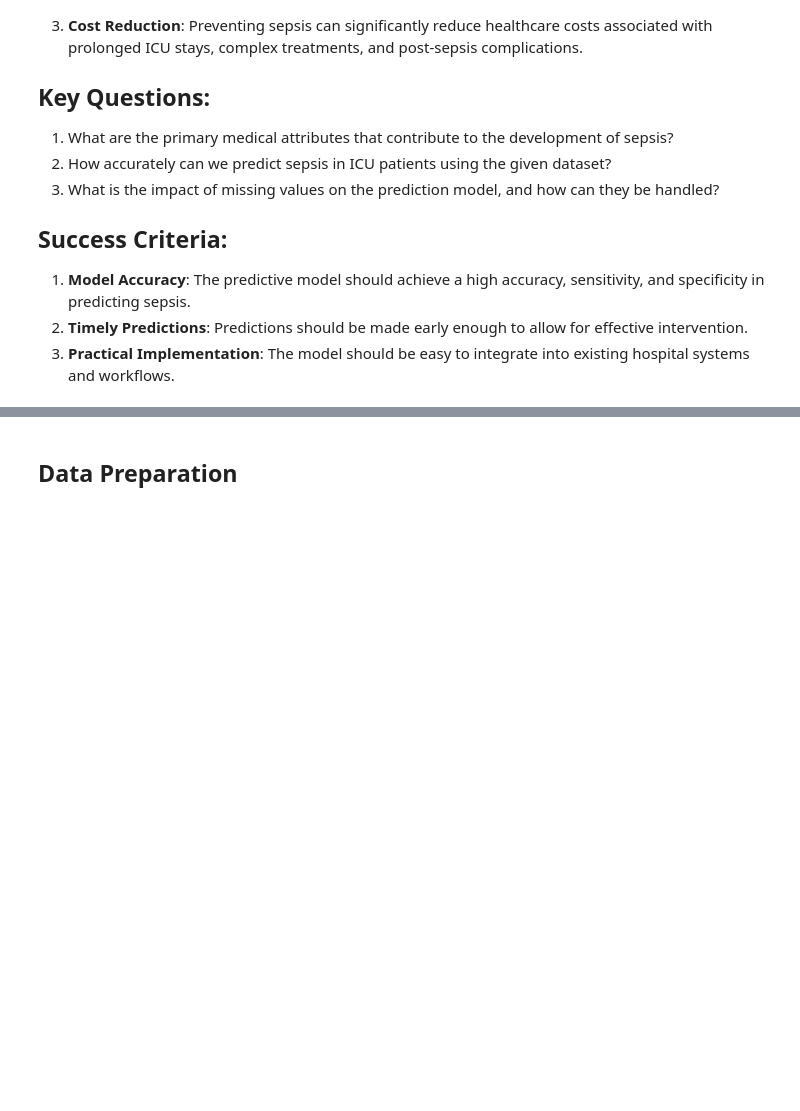
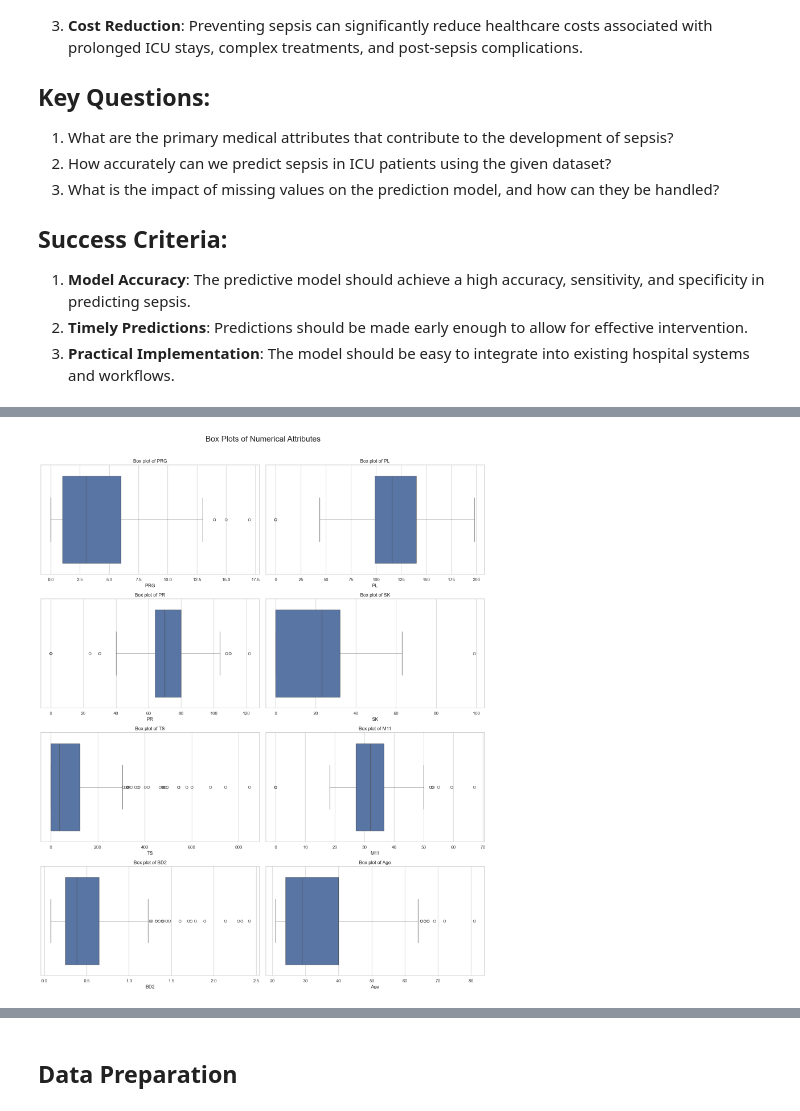
Before and after one commit to parockson/Building-Machine-Learning-APIs-With-FastAPI, a Jupyter notebook: notebooks/Machine_learning_modelling.ipynb, the cells around one changed output, grey strips where cells are left out. Drawn from its saved outputs; the diff is of its cells as text; code cells hidden in the pictures; blank space fills up the shorter version.

```diff
--- a/notebooks/Machine_learning_modelling.ipynb
+++ b/notebooks/Machine_learning_modelling.ipynb
@@ -81,0 +260,20 @@ The dataset consists of several attributes related to patient health metrics and
+# %%
+# Box plots to identify outliers
+# Set up the matplotlib figure
+fig, axes = plt.subplots(nrows=4, ncols=2, figsize=(16, 20))
+fig.suptitle('Box Plots of Numerical Attributes', fontsize=20)
+
+# Flatten the axes array for easy iteration
+axes = axes.flatten()
+
+# Plot box plots for each numerical attribute
+for i, column in enumerate(numerical_columns):
+    sns.boxplot(x=train_df[column], ax=axes[i])
+    axes[i].set_title(f'Box plot of {column}')
+    axes[i].set_xlabel(column)
+
+# Adjust the layout
+plt.tight_layout(rect=[0, 0, 1, 0.97])
+plt.show()
+# %% [output]
+[figure, added]
```
Also changed, not shown: parts of 70 cells of this notebook, 4 other files.
